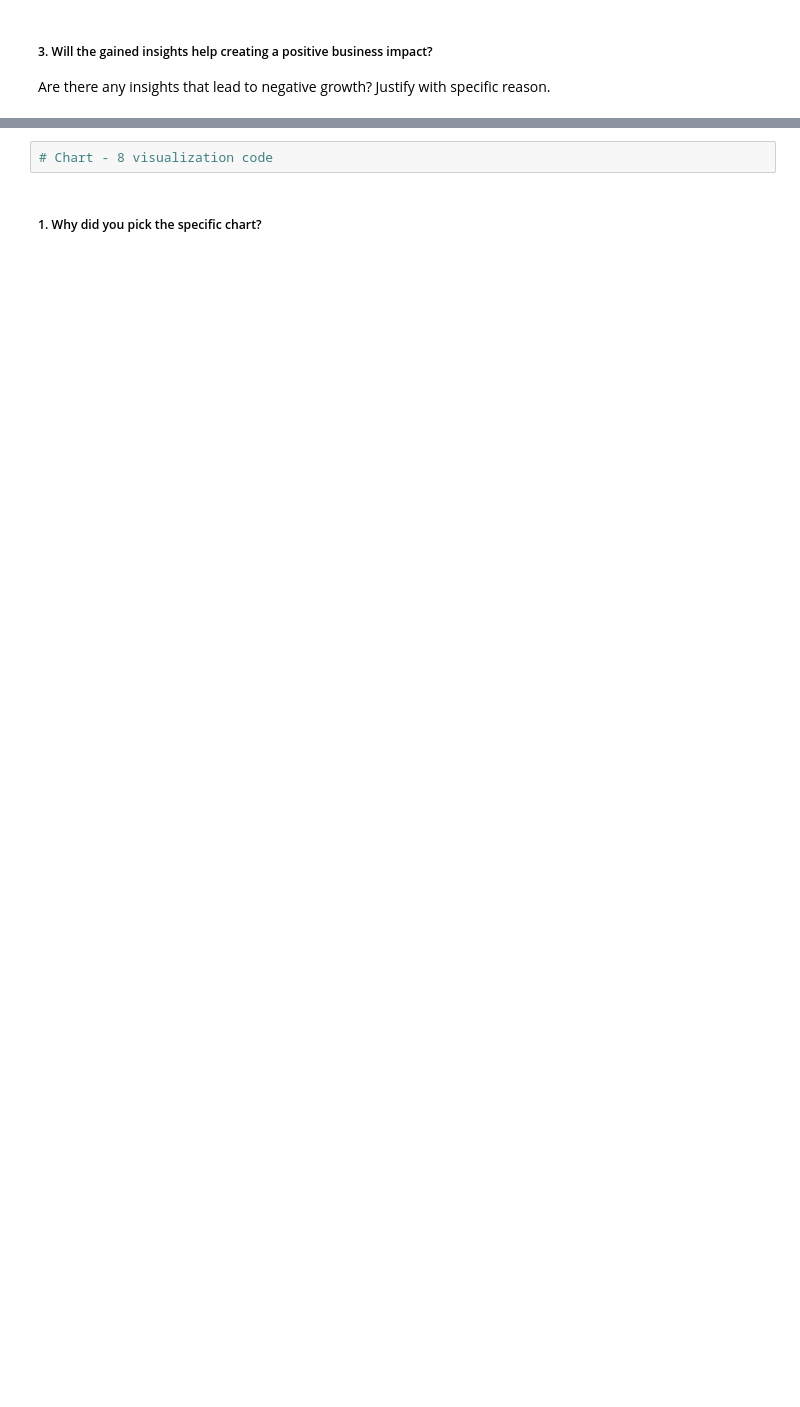
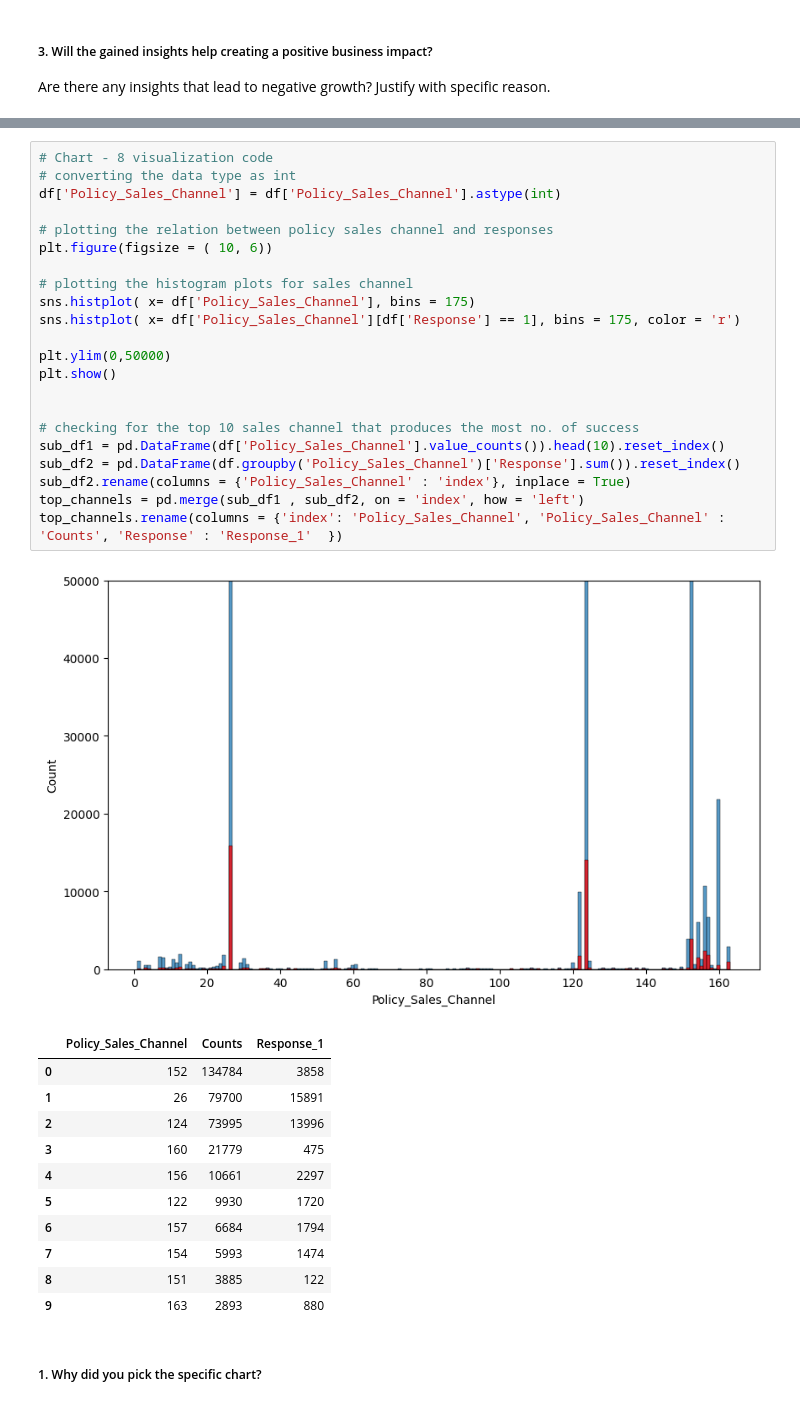
Before and after one commit to Kalpesh-Nandedkar/HEALTH-INSURANCE-CROSS-SELL-PREDICTION, a Jupyter notebook: HEALTH_INSURANCE_CROSS_SELL_PREDICTION.ipynb, the cells around one changed output, grey strips where cells are left out. Cells and saved outputs as stored; diff of their text form; blank space fills up the shorter version.

```diff
--- a/HEALTH_INSURANCE_CROSS_SELL_PREDICTION.ipynb
+++ b/HEALTH_INSURANCE_CROSS_SELL_PREDICTION.ipynb
@@ -597,4 +620,37 @@ Answer Here
-# %%
-# Chart - 8 visualization code
+# %%
+# Chart - 8 visualization code
+# converting the data type as int
+df['Policy_Sales_Channel'] = df['Policy_Sales_Channel'].astype(int)
+
+# plotting the relation between policy sales channel and responses
+plt.figure(figsize = ( 10, 6))
+
+# plotting the histogram plots for sales channel
+sns.histplot( x= df['Policy_Sales_Channel'], bins = 175)
+sns.histplot( x= df['Policy_Sales_Channel'][df['Response'] == 1], bins = 175, color = 'r')
+
+plt.ylim(0,50000)
+plt.show()
+
+
+# checking for the top 10 sales channel that produces the most no. of success
+sub_df1 = pd.DataFrame(df['Policy_Sales_Channel'].value_counts()).head(10).reset_index()
+sub_df2 = pd.DataFrame(df.groupby('Policy_Sales_Channel')['Response'].sum()).reset_index()
+sub_df2.rename(columns = {'Policy_Sales_Channel' : 'index'}, inplace = True)
+top_channels = pd.merge(sub_df1 , sub_df2, on = 'index', how = 'left')
+top_channels.rename(columns = {'index': 'Policy_Sales_Channel', 'Policy_Sales_Channel' : 'Counts', 'Response' : 'Response_1'  })
+# %% [output]
+[figure, added]
+|  | Policy_Sales_Channel | Counts | Response_1 |
+| 0 | 152 | 134784 | 3858 |
+| 1 | 26 | 79700 | 15891 |
+| 2 | 124 | 73995 | 13996 |
+| 3 | 160 | 21779 | 475 |
+| 4 | 156 | 10661 | 2297 |
+| 5 | 122 | 9930 | 1720 |
+| 6 | 157 | 6684 | 1794 |
+| 7 | 154 | 5993 | 1474 |
+| 8 | 151 | 3885 | 122 |
+| 9 | 163 | 2893 | 880 |
 # %% [markdown]
 ##### 1. Why did you pick the specific chart?
```
Also changed, not shown: parts of 71 cells of this notebook.
